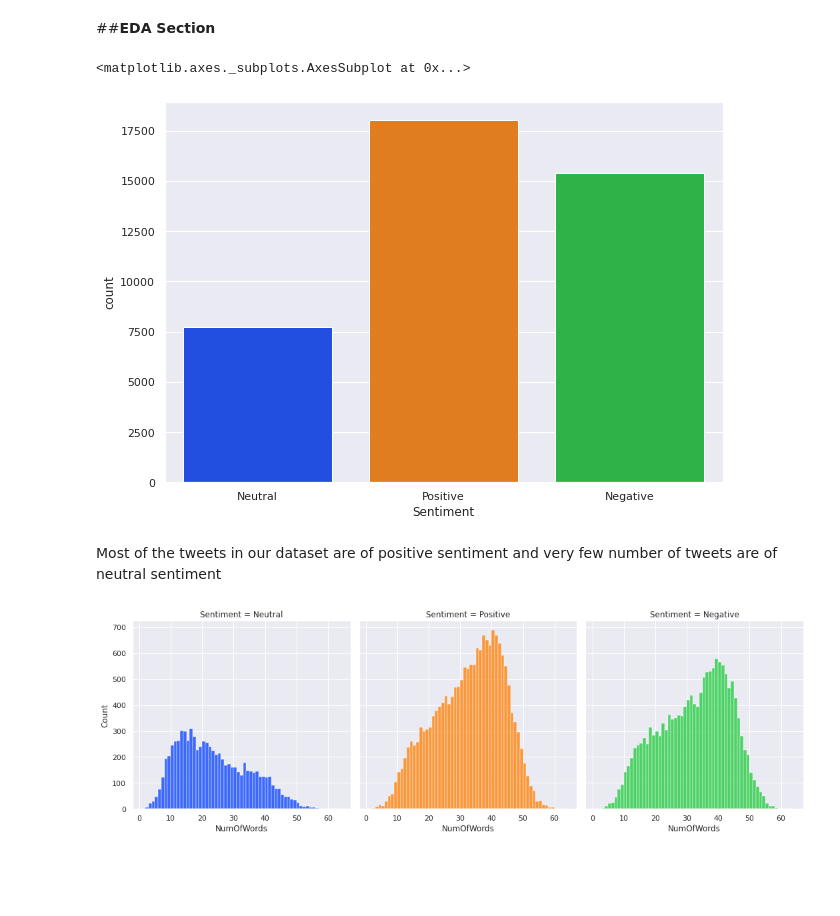
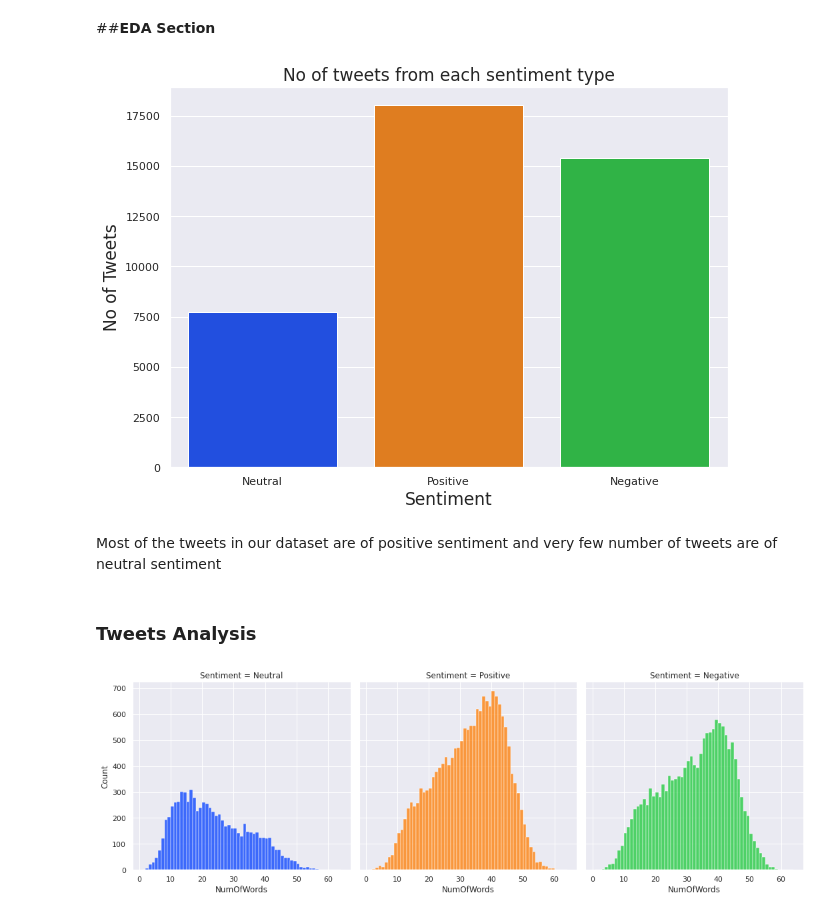
Before and after one commit to Yash1289/CoronaVirus_Tweet_Sentiment, a Jupyter notebook: Coronavirus_Tweet_Sentiment_Analysis_Capstone_Project.ipynb, the cells around one changed output. Drawn from its saved outputs; the diff is of its cells as text; code cells hidden in the pictures; blank space fills up the shorter version.

```diff
--- a/Coronavirus_Tweet_Sentiment_Analysis_Capstone_Project.ipynb
+++ b/Coronavirus_Tweet_Sentiment_Analysis_Capstone_Project.ipynb
@@ -499,11 +501,16 @@ sns.set_theme(style='darkgrid')
 # %%
 #Plotting a countplot to show number of tweets belonging to each category in our dataset
 sns.countplot(x="Sentiment", data=corona_eda_df, palette = "bright")
+plt.xlabel("Sentiment" , fontsize=17)
+plt.ylabel("No of Tweets", fontsize = 17)
+plt.title("No of tweets from each sentiment type" , fontsize=17)
+plt.show()
 # %% [output]
-<matplotlib.axes._subplots.AxesSubplot at 0x...>
-[figure, old version]
+[figure, new version]
 # %% [markdown]
 Most of the tweets in our dataset are of positive sentiment and very few number of tweets are of neutral sentiment
+# %% [markdown]
+### **Tweets Analysis**
 # %%
 def show_dist(df, col):
 
```
Also changed, not shown: parts of 248 cells of this notebook.
